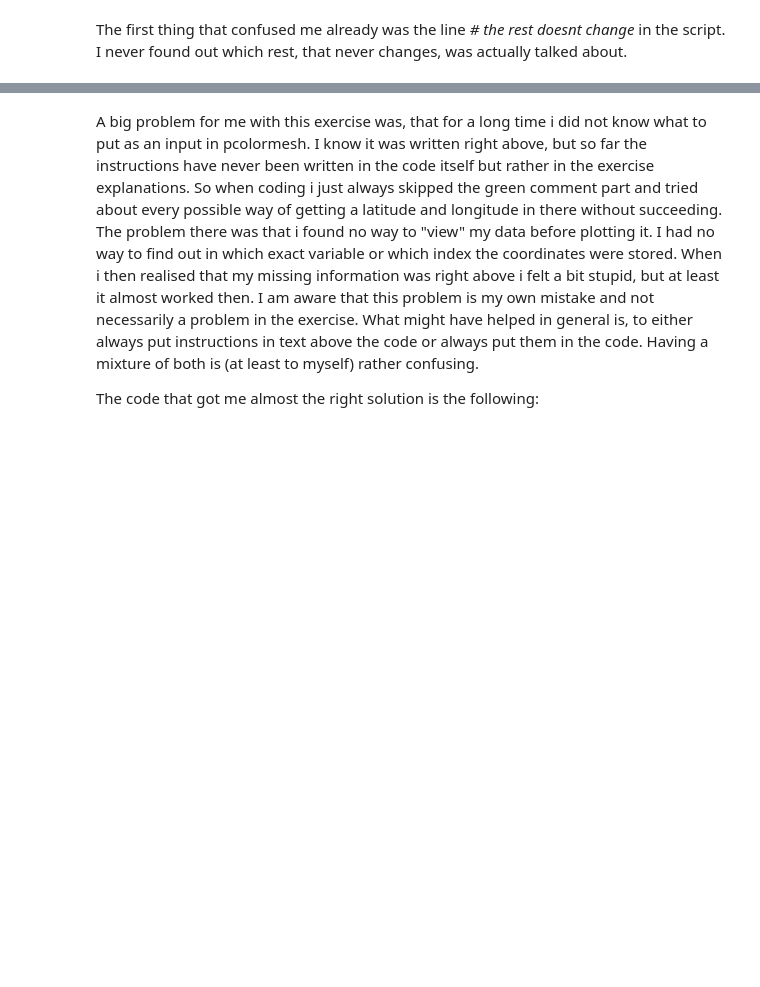
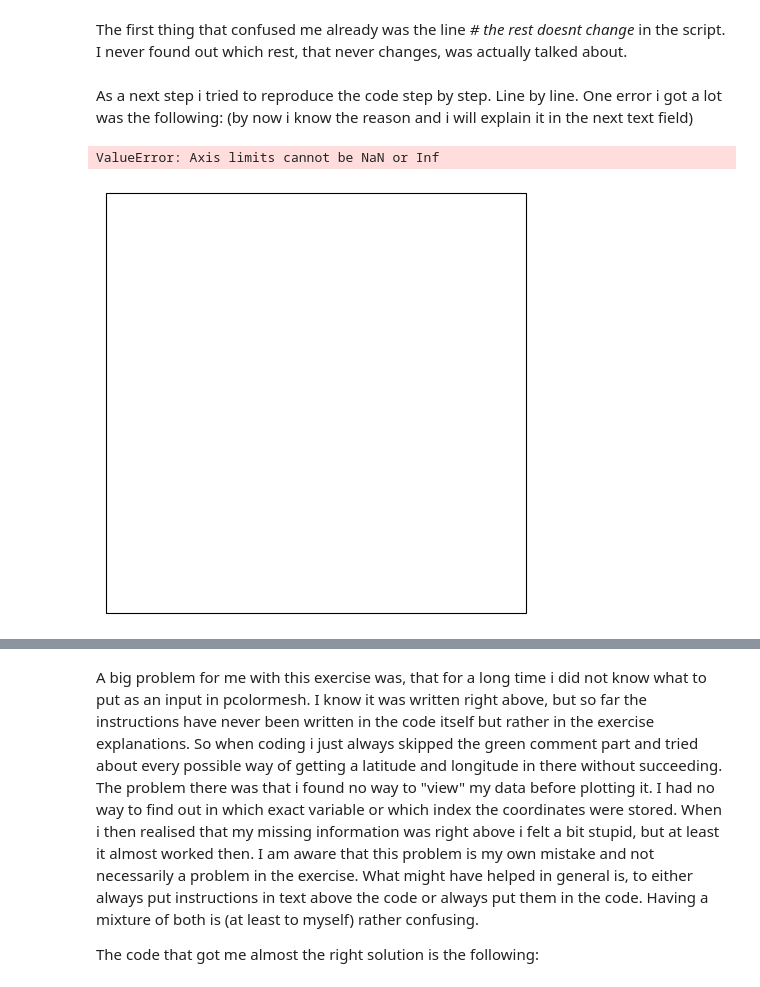
Before and after one commit to saraplattner/2025_Intro_Python, a Jupyter notebook: Feedback_SaraPlattner_matplotlib_and_cartopy.ipynb, the cells around one changed output, grey strips where cells are left out. Cells and saved outputs as stored; diff of their text form; code cells hidden in the pictures; blank space fills up the shorter version.

Commit message:
Mit Colab erstellt

```diff
--- a/Feedback_SaraPlattner_matplotlib_and_cartopy.ipynb
+++ b/Feedback_SaraPlattner_matplotlib_and_cartopy.ipynb
@@ -214,3 +214,21 @@ Downloading data from 'https://unils-my.sharepoint.com/:u:/g/personal/tom_beucle
 Downloading data from 'https://unils-my.sharepoint.com/:u:/g/personal/tom_beucler_unil_ch/Ea_2umrDTkhCrN--th4nuokBMcnVlxGshiyUq2eSpvhlTQ?download=1' to file '/root/.cache/pooch/db51a5908d480d5c978bbb9 ...
 # %% [markdown]
 The first thing that confused me already was the line *# the rest doesnt change* in the script. I never found out which rest, that never changes, was actually talked about.
+# %% [markdown]
+As a next step i tried to reproduce the code step by step. Line by line. One error i got a lot was the following: (by now i know the reason and i will explain it in the next text field)
+# %%
+import matplotlib.pyplot as plt
+import cartopy.crs as ccrs
+
+fig = plt.figure(figsize=(18, 12))
+
+# Erstes Subplot mit EPSG:3411
+ax1 = fig.add_subplot(2, 1, 1, projection=ccrs.epsg(3411))
+ax1.set_extent([-180, 180, -90, -55], ccrs.PlateCarree())
+
+# Zweites Subplot mit EPSG:3411
+ax2 = fig.add_subplot(2, 1, 2, projection=ccrs.epsg(3411))
+ax2.set_extent([-180, 180, -90, -55], ccrs.PlateCarree())
+# %% [output]
+ValueError: Axis limits cannot be NaN or Inf
+[figure, added]
```
Also changed, not shown: parts of 3 cells of this notebook.
